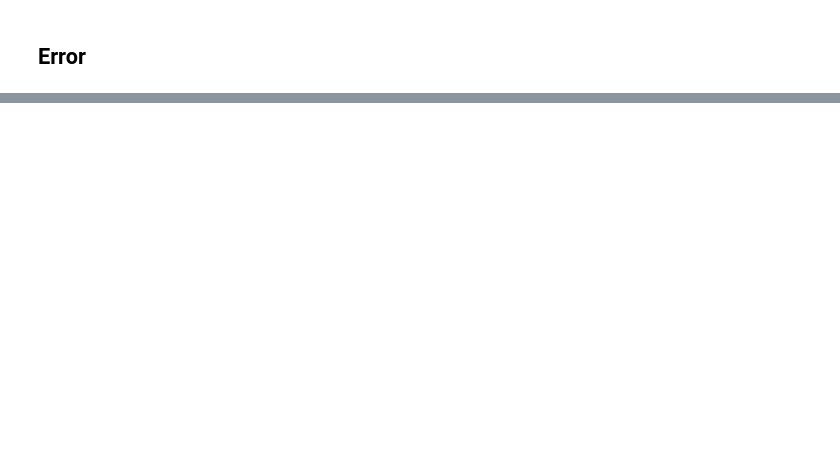
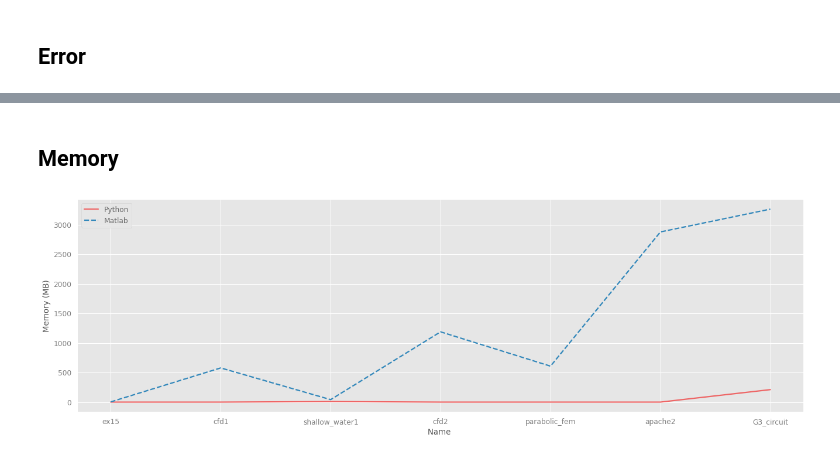
Before and after one commit to simonebenitozzi/cholesky-analysis, a Jupyter notebook: Analysis/model/LanguageCompare.ipynb, the cells around one changed output, grey strips where cells are left out. Cells and saved outputs as stored; diff of their text form; code cells hidden in the pictures; blank space fills up the shorter version.

```diff
--- a/Analysis/model/LanguageCompare.ipynb
+++ b/Analysis/model/LanguageCompare.ipynb
@@ -72,0 +136,6 @@ plt.show()
+# %% [markdown]
+## Memory
+# %%
+plot("Name", "Memory", windowsPython, windowsMatlab, Y_LABEL="MB")
+# %% [output]
+[figure, added]
```
Also changed, not shown: parts of 12 cells of this notebook, 1 other file.
